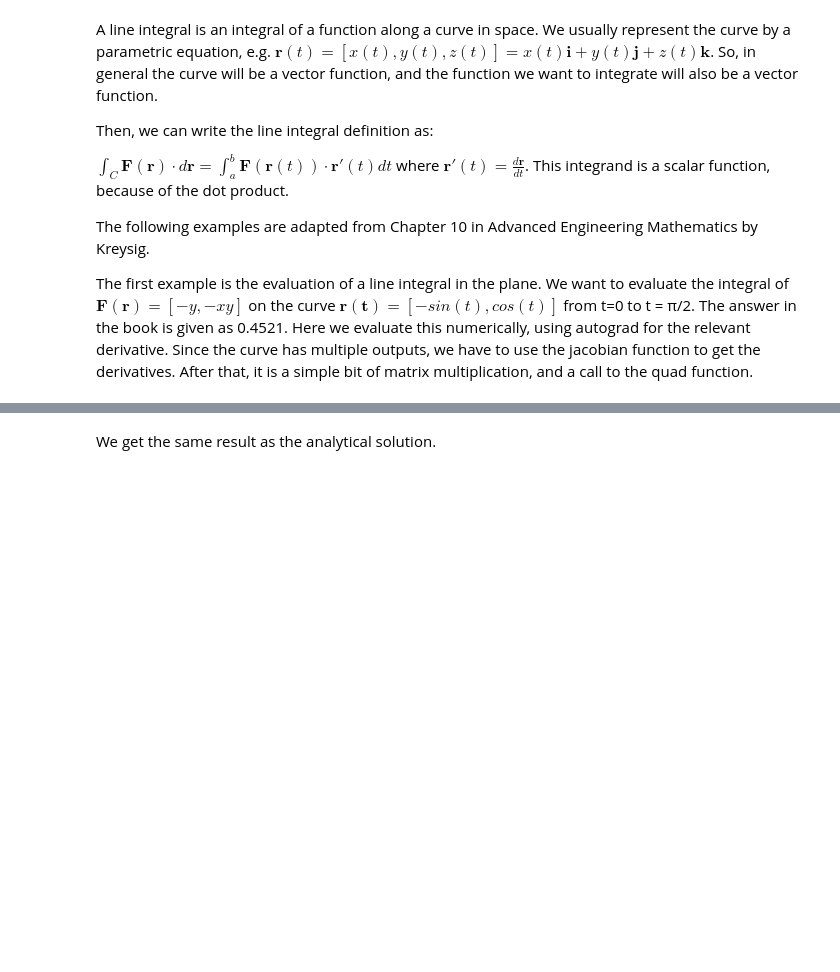
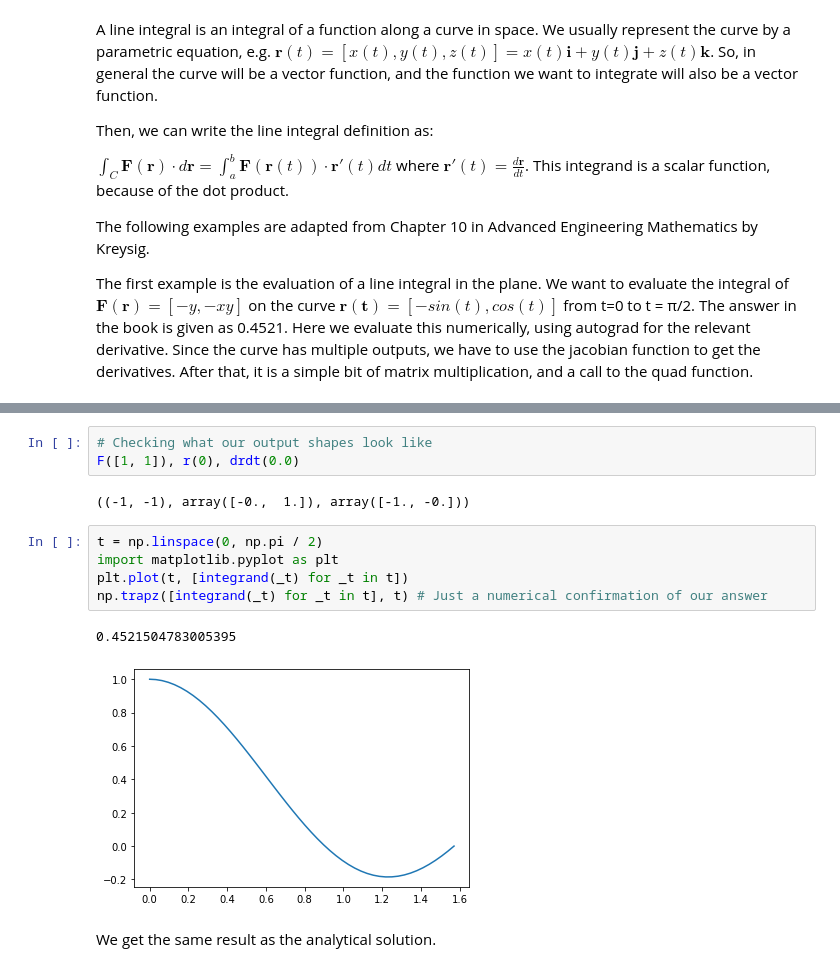
Before and after one commit to jkitchin/f19-06623, a Jupyter notebook: lectures/20-autograd-applications.ipynb, the cells around one changed output, grey strips where cells are left out. Cells and saved outputs as stored; diff of their text form; blank space fills up the shorter version.

```diff
--- a/lectures/20-autograd-applications.ipynb
+++ b/lectures/20-autograd-applications.ipynb
@@ -39,4 +37,17 @@ print(f'The integral is {I:1.4f}.')
 The integral is 0.4521.
+# %%
+# Checking what our output shapes look like
+F([1, 1]), r(0), drdt(0.0)
+# %% [output]
+((-1, -1), array([-0.,  1.]), array([-1., -0.]))
+# %%
+t = np.linspace(0, np.pi / 2)
+import matplotlib.pyplot as plt
+plt.plot(t, [integrand(_t) for _t in t])
+np.trapz([integrand(_t) for _t in t], t) # Just a numerical confirmation of our answer
+# %% [output]
+0.4521504783005395
+[figure, added]
 # %% [markdown]
 We get the same result as the analytical solution.
 # %% [markdown]
```
Also changed, not shown: parts of 20 cells of this notebook.
